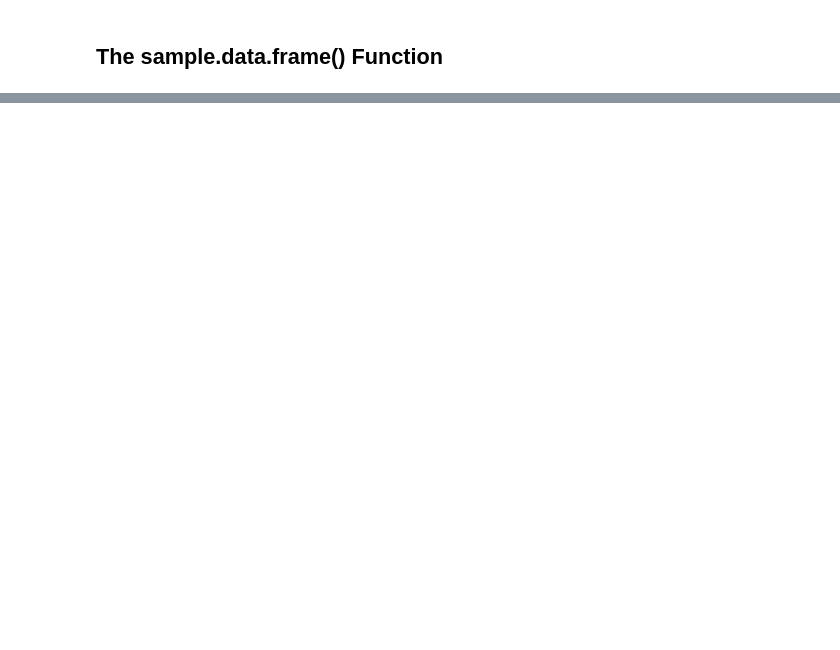
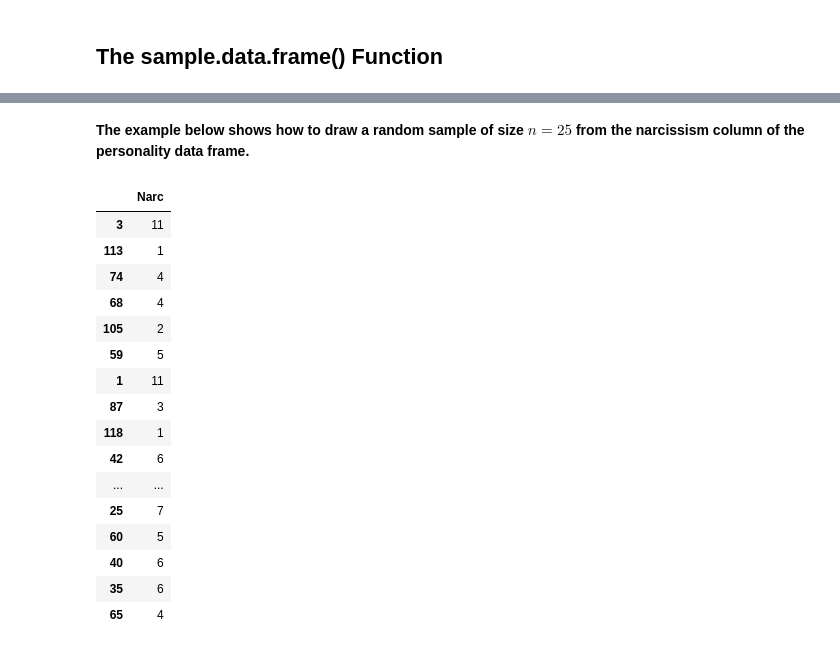
Before and after one commit to StraightDraw/probstat, a Jupyter notebook: S1c.ipynb, the cells around one changed output, grey strips where cells are left out. Saved outputs shown, nothing was run; the diff lists cells and outputs as text; code cells hidden in the pictures; blank space fills up the shorter version.

```diff
--- a/S1c.ipynb
+++ b/S1c.ipynb
@@ -221,0 +256,22 @@ sample.data.frame <- function(x, size, replace = FALSE, prob = NULL, groups=NULL
+# %% [markdown]
+**The example below shows how to draw a random sample of size $n = 25$ from the narcissism column of the personality data frame.**
+# %%
+sample.data.frame(p['Narc'], 25, orig.ids = F)
+# %% [output]
+|  | Narc |
+| 3 | 11 |
+| 113 | 1 |
+| 74 | 4 |
+| 68 | 4 |
+| 105 | 2 |
+| 59 | 5 |
+| 1 | 11 |
+| 87 | 3 |
+| 118 | 1 |
+| 42 | 6 |
+| ... | ... |
+| 25 | 7 |
+| 60 | 5 |
+| 40 | 6 |
+| 35 | 6 |
+| 65 | 4 |
```
Also changed, not shown: parts of 14 cells of this notebook, 18 other files.
